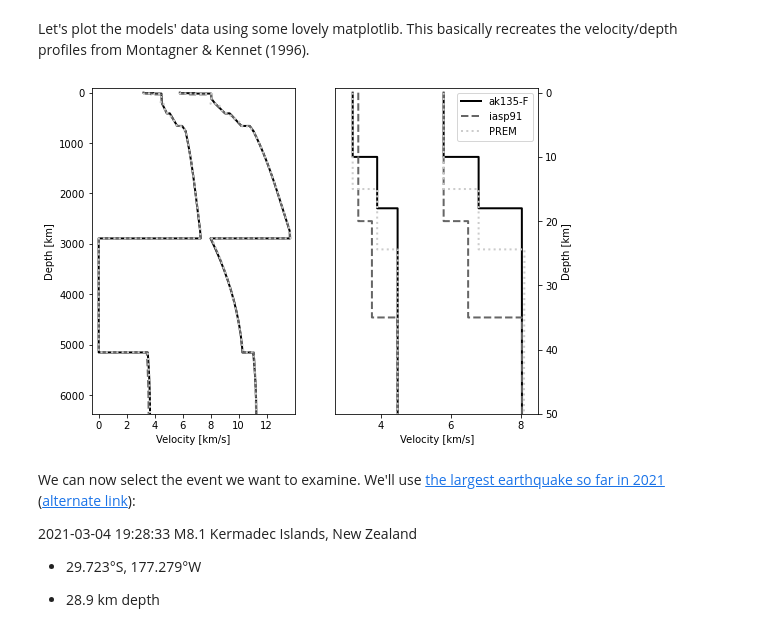
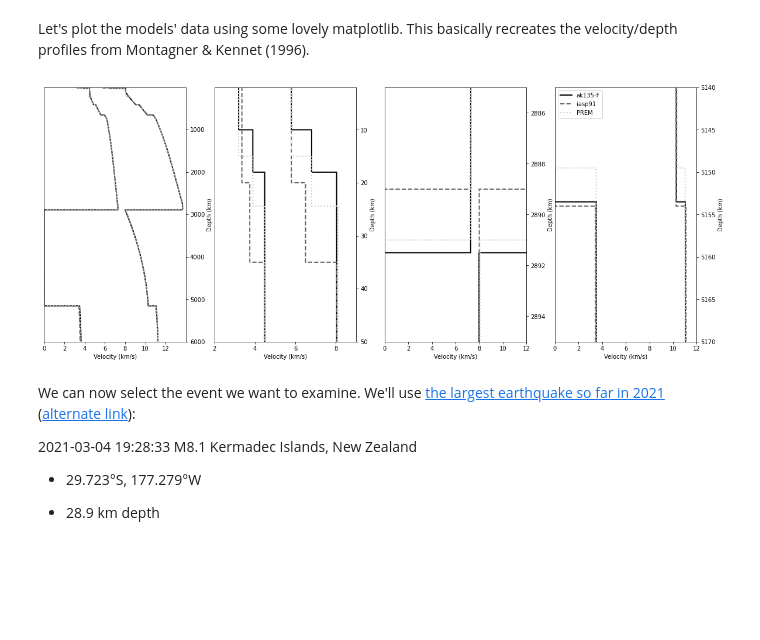
Before and after one commit to TimNagle-McNaughton/USGS, a Jupyter notebook: Syngine_example.ipynb, the cells around one changed output. Drawn from its saved outputs; the diff is of its cells as text; code cells hidden in the pictures; blank space fills up the shorter version.

Commit message:
Much improved velocity profile code and plot

```diff
--- a/Syngine_example.ipynb
+++ b/Syngine_example.ipynb
@@ -159,58 +184,23 @@ Let's plot the models' data using some lovely matplotlib. This basically recreat
 # %%
-# set up the figure
-fig = plt.figure(figsize=(8, 6))
-
-# set the spacing between the plots
-gs1 = gridspec.GridSpec(1, 2, wspace=.05, hspace=0.05, left=0.15, right=0.85, bottom=0.08, top=0.98)
+# set up the plot
+fig = plt.figure(figsize=(20, 8))
 
 # set up the subplot layout
-ax = fig.subplots(nrows=1, ncols=2)
+ax = fig.subplots(nrows=1, ncols=4)
 
-# plot the velocities and depth for each model
-ax[0].plot(ak135f.v_p, ak135f.depth, color="0.0", ls="-", lw=2, label="ak135-F")
-ax[0].plot(ak135f.v_s, ak135f.depth, color="0.0", ls="-", lw=2, label="_nolegend_")
-ax[0].plot(iasp91.v_p, iasp91.depth, color="0.4", ls="--", lw=2, label="iasp91")
-ax[0].plot(iasp91.v_s, iasp91.depth, color="0.4", ls="--", lw=2, label="_nolegend_")
-ax[0].plot(prem.v_p, prem.depth, color="0.8", ls=":", lw=2, label="PREM")
-ax[0].plot(prem.v_s, prem.depth, color="0.8", ls=":", lw=2, label="_nolegend_")
-
-# set the labels
-ax[0].set_ylabel("Depth [km]")
-ax[0].set_xlabel("Velocity [km/s]")
-ax[0].set_xticks([0, 2, 4, 6, 8, 10, 12])
-ax[0].set_ylim(-100, 6371)
-ax[0].set_xlim(-0.5, 14)
-
-# plot the velocities and depth for each model
-ax[1].plot(ak135f.v_p, ak135f.depth, color="0.0", ls="-", lw=2, label="ak135-F")
-ax[1].plot(ak135f.v_s, ak135f.depth, color="0.0", ls="-", lw=2, label="_nolegend_")
-ax[1].plot(iasp91.v_p, iasp91.depth, color="0.4", ls="--", lw=2, label="iasp91")
-ax[1].plot(iasp91.v_s, iasp91.depth, color="0.4", ls="--", lw=2, label="_nolegend_")
-ax[1].plot(prem.v_p, prem.depth, color="0.8", ls=":", lw=2, label="PREM")
-ax[1].plot(prem.v_s, prem.depth, color="0.8", ls=":", lw=2, label="_nolegend_")
-
-# switch the ticks and labels to the left side
-ax[1].yaxis.tick_right()
-ax[1].yaxis.set_label_position("right")
-
-# set the labels
-ax[1].set_ylabel("Depth [km]")
-ax[1].set_xlabel("Velocity [km/s]")
-ax[1].set_xticks([0, 2, 4, 6, 8, 10, 12])
-ax[1].set_ylim(-.784806153, 50)
-ax[1].set_xlim(2.7, 8.5)
-
-# make the y axes descending
-ax[0].invert_yaxis()
-ax[1].invert_yaxis()
+# plot the profiles
+plot_profile(0, 5, 6000, 0, 14)
+plot_profile(1, 2, 50, 2, 9)
+plot_profile(2, 2885, 2895, 0, 12)
+plot_profile(3, 5140, 5170, 0, 12)
 
 # add the legend
-legend = plt.legend(loc="upper right", fancybox=True, frameon=True)
+ax[3].legend(loc="upper left", fancybox=True, frameon=True)
 
-# show
+# show the composite plot
 plt.show();
 # %% [output]
-[figure, old version]
+[figure, new version]
 # %% [markdown]
 We can now select the event we want to examine. We'll use [the largest earthquake so far in 2021](https://earthquake.usgs.gov/earthquakes/eventpage/us7000dflf/executive) ([alternate link](https://ds.iris.edu/spud/eventplot/18822380)):
 
```
Also changed, not shown: parts of 11 cells of this notebook, 1 other file.
